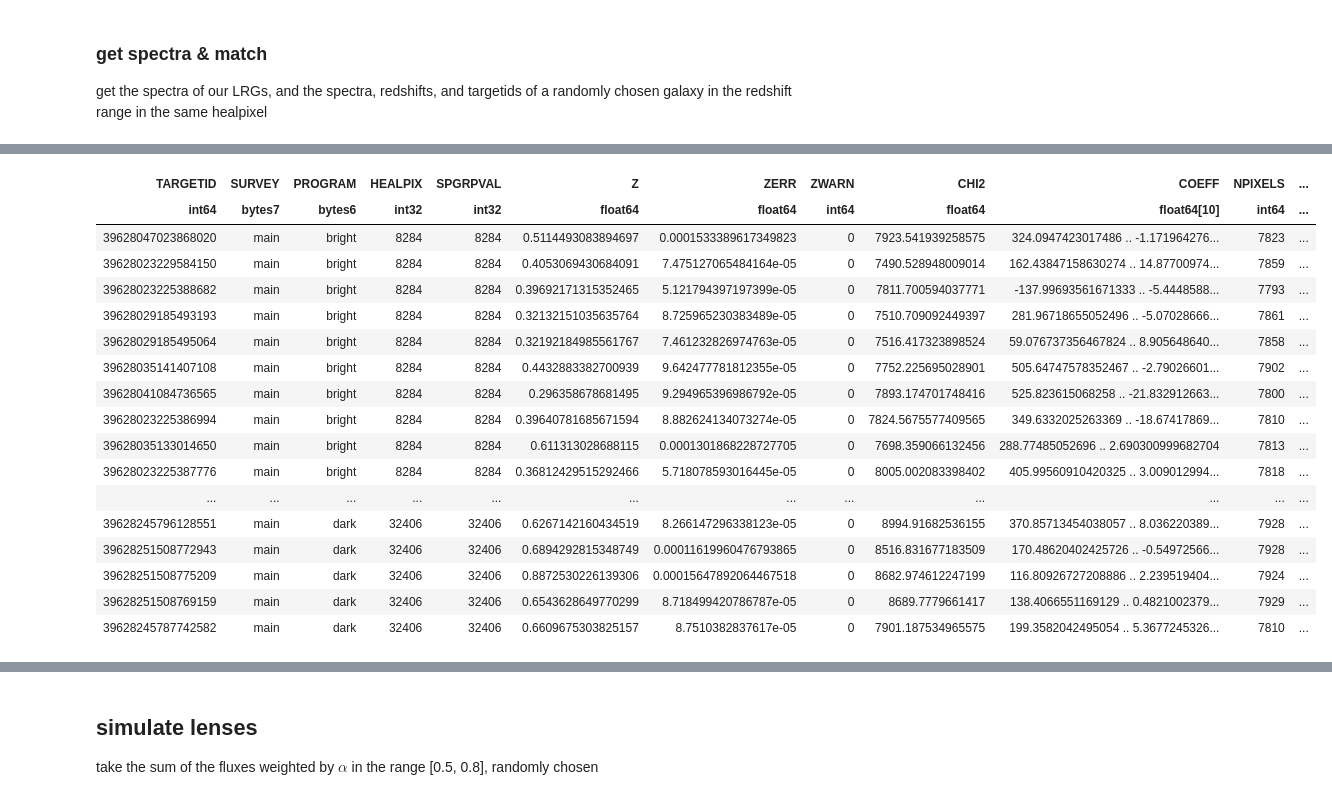
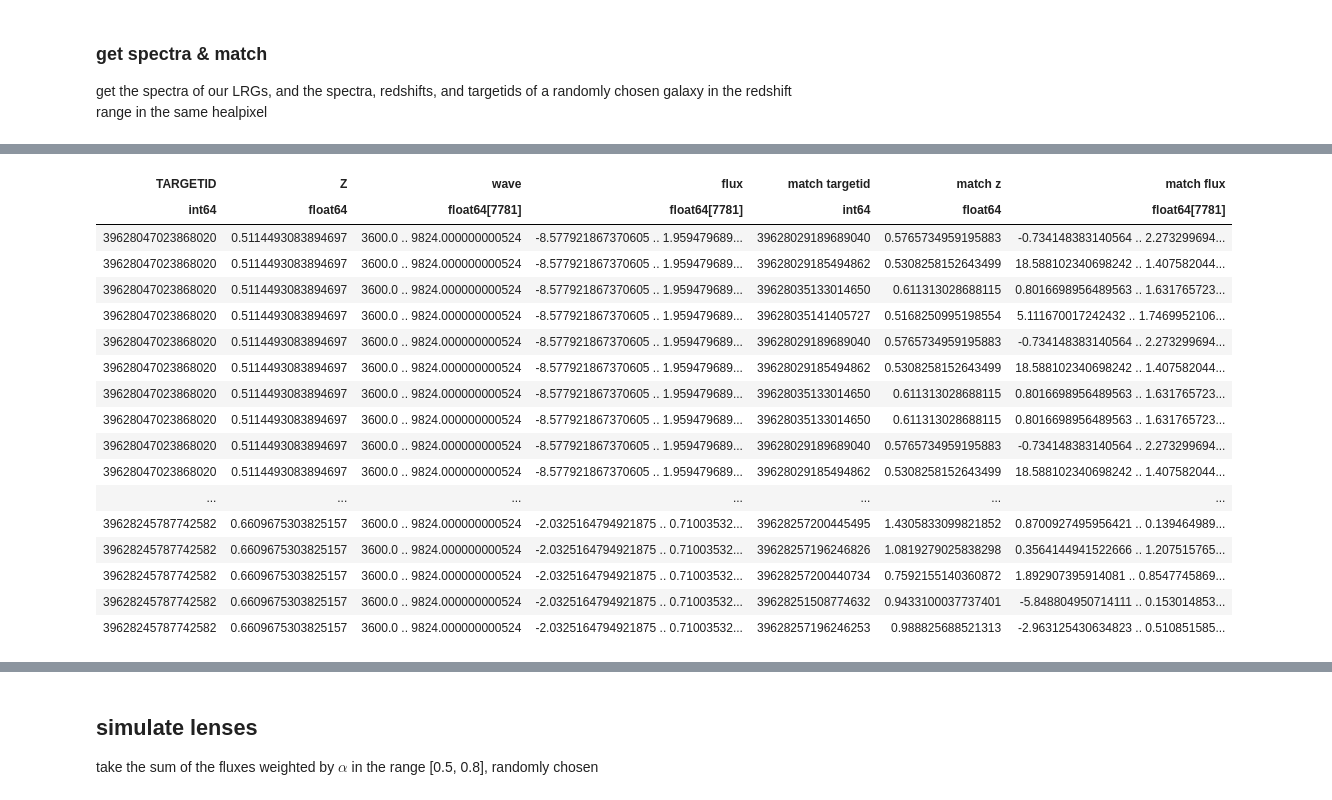
Before and after one commit to DESI-UR/stronglens, a Jupyter notebook: doc/nb/simulate-lenses.ipynb, the cells around one changed output, grey strips where cells are left out. Saved outputs shown, nothing was run; the diff lists cells and outputs as text; code cells hidden in the pictures.

Commit message:
updated to allow resampling

```diff
--- a/doc/nb/simulate-lenses.ipynb
+++ b/doc/nb/simulate-lenses.ipynb
@@ -91,7 +81,7 @@ HEALPIX
 # sample lrgs from the healpixels with the most objects to make reading spectra faster
 # if we take those with >250 objects, we should end up with ~4000 spectra
 select = None
-for hpix in hpid[ct > 250]:
+for hpix in hpid[ct > 270]:
     if select is not None:
         select = np.logical_or(select, np.equal(lrgs['HEALPIX'], hpix))
     else:
@@ -265,6 +253,10 @@ Text(0, 0.5, 'maximum $z_S$')
 ### get spectra & match
 get the spectra of our LRGs, and the spectra, redshifts, and targetids of a randomly chosen galaxy in the redshift range in the same healpixel
 # %%
+max_resamples = 10
+
+ids = []
+zs = []
 waves = []
 fluxes = []
 matchids = []
@@ -292,23 +284,9 @@ for hpix in np.unique(lrg_sample['HEALPIX']):
 
         for lrg in lrgs_in_hpix_program:
             select = np.equal(coadds.fibermap['TARGETID'], lrg['TARGETID'])
-            #print(np.all(select == False))
 
-            #if np.all(select == False):
-                # case if LRG healpix is mislabeled (we'll cleanup later)
-                #wave = coadds.wave['brz']
-                #waves.append(wave)
-                #fluxes.append(np.zeros_like(wave))
-                #matchids.append(0)
-                #matchzs.append(0.)
-                #matchfluxes.append(np.zeros_like(coadds.flux['brz'][0][0]))
-
-            #else:
-                # if LRG healpix is labeled correctly, get the spectrum
             wave = coadds.wave['brz']
             flux = coadds.flux['brz'][select][0]
-            waves.append(wave)
-            fluxes.append(flux)
 
             # use the redshifts to get a match ID and redshifts
             select = np.logical_and(redshifts['Z'] > lrg['Z'], redshifts['Z'] <= lrg['max zS'])
@@ -322,22 +300,36 @@ for hpix in np.unique(lrg_sample['HEALPIX']):
             select = np.less(match_candidates['ZERR'], (1+match_candidates['Z'])*0.003)
             match_candidates = match_candidates[select]
 
-            if len(match_candidates) == 0:
+            #if len(match_candidates) == 0:
                 # if match not found (we'll cleanup later)
-                matchids.append(0)
-                matchzs.append(0.)
-                matchfluxes.append(np.zeros_like(coadds.wave['brz']))
-            else:
+                #matchids.append(0)
+                #matchzs.append(0.)
+                #matchfluxes.append(np.zeros_like(coadds.wave['brz']))
+            if len(match_candidates) != 0:
                 # if match is found
-                idx = np.random.randint(0, len(match_candidates))
-                matchids.append(match_candidates['TARGETID'][idx])
-                matchzs.append(match_candidates['Z'][idx])
+                # update for resampling
+                times_resampled = 0
+                while times_resampled < max_resamples:
+                    ids.append(lrg['TARGETID'])
+                    zs.append(lrg['Z'])
+                    waves.append(wave)
+                    fluxes.append(flux)
 
-                # get the matching spectrum
-                select = np.equal(coadds.fibermap['TARGETID'], match_candidates['TARGETID'][idx])
-                matchflux = coadds.flux['brz'][select][0]
-                matchfluxes.append(matchflux)
+                    idx = np.random.randint(0, len(match_candidates))
+                    matchids.append(match_candidates['TARGETID'][idx])
+                    matchzs.append(match_candidates['Z'][idx])
 
+                    # get the matching spectrum
+                    select = np.equal(coadds.fibermap['TARGETID'], match_candidates['TARGETID'][idx])
+                    matchflux = coadds.flux['brz'][select][0]
+                    matchfluxes.append(matchflux)
+
+                    times_resampled += 1
+
+idt = Table()
+idt['TARGETID'] = ids
+zt = Table()
+zt['Z'] = zs
 wavet = Table()
 wavet['wave'] = waves
 fluxt = Table()
@@ -349,6 +341,6 @@ matchzt['match z'] = matchzs
 matchfluxt = Table()
 matchfluxt['match flux'] = matchfluxes
 
-lrg_sample = hstack([lrg_sample, wavet, fluxt, matchidt, matchzt, matchfluxt])
+lrg_sample = hstack([idt, zt, wavet, fluxt, matchidt, matchzt, matchfluxt])
 lrg_sample
 # %% [output]
@@ -373,18 +368,18 @@ Table length=4279
-| TARGETID | SURVEY | PROGRAM | HEALPIX | SPGRPVAL | Z | ZERR | ZWARN | CHI2 | COEFF | NPIXELS | ... |
-| int64 | bytes7 | bytes6 | int32 | int32 | float64 | float64 | int64 | float64 | float64[10] | int64 | ... |
-| 39628047023868020 | main | bright | 8284 | 8284 | 0.5114493083894697 | 0.0001533389617349823 | 0 | 7923.541939258575 | 324.0947423017486 .. -1.171964276... | 7823 | ... |
-| 39628023229584150 | main | bright | 8284 | 8284 | 0.4053069430684091 | 7.475127065484164e-05 | 0 | 7490.528948009014 | 162.43847158630274 .. 14.87700974... | 7859 | ... |
-| 39628023225388682 | main | bright | 8284 | 8284 | 0.39692171315352465 | 5.121794397197399e-05 | 0 | 7811.700594037771 | -137.99693561671333 .. -5.4448588... | 7793 | ... |
-| 39628029185493193 | main | bright | 8284 | 8284 | 0.32132151035635764 | 8.725965230383489e-05 | 0 | 7510.709092449397 | 281.96718655052496 .. -5.07028666... | 7861 | ... |
-| 39628029185495064 | main | bright | 8284 | 8284 | 0.32192184985561767 | 7.461232826974763e-05 | 0 | 7516.417323898524 | 59.076737356467824 .. 8.905648640... | 7858 | ... |
-| 39628035141407108 | main | bright | 8284 | 8284 | 0.4432883382700939 | 9.642477781812355e-05 | 0 | 7752.225695028901 | 505.64747578352467 .. -2.79026601... | 7902 | ... |
-| 39628041084736565 | main | bright | 8284 | 8284 | 0.296358678681495 | 9.294965396986792e-05 | 0 | 7893.174701748416 | 525.823615068258 .. -21.832912663... | 7800 | ... |
-| 39628023225386994 | main | bright | 8284 | 8284 | 0.39640781685671594 | 8.882624134073274e-05 | 0 | 7824.5675577409565 | 349.6332025263369 .. -18.67417869... | 7810 | ... |
-| 39628035133014650 | main | bright | 8284 | 8284 | 0.611313028688115 | 0.0001301868228727705 | 0 | 7698.359066132456 | 288.77485052696 .. 2.690300999682704 | 7813 | ... |
-| 39628023225387776 | main | bright | 8284 | 8284 | 0.36812429515292466 | 5.718078593016445e-05 | 0 | 8005.002083398402 | 405.99560910420325 .. 3.009012994... | 7818 | ... |
-| ... | ... | ... | ... | ... | ... | ... | ... | ... | ... | ... | ... |
-| 39628245796128551 | main | dark | 32406 | 32406 | 0.6267142160434519 | 8.266147296338123e-05 | 0 | 8994.91682536155 | 370.85713454038057 .. 8.036220389... | 7928 | ... |
-| 39628251508772943 | main | dark | 32406 | 32406 | 0.6894292815348749 | 0.00011619960476793865 | 0 | 8516.831677183509 | 170.48620402425726 .. -0.54972566... | 7928 | ... |
-| 39628251508775209 | main | dark | 32406 | 32406 | 0.8872530226139306 | 0.00015647892064467518 | 0 | 8682.974612247199 | 116.80926727208886 .. 2.239519404... | 7924 | ... |
-| 39628251508769159 | main | dark | 32406 | 32406 | 0.6543628649770299 | 8.718499420786787e-05 | 0 | 8689.7779661417 | 138.4066551169129 .. 0.4821002379... | 7929 | ... |
-| 39628245787742582 | main | dark | 32406 | 32406 | 0.6609675303825157 | 8.7510382837617e-05 | 0 | 7901.187534965575 | 199.3582042495054 .. 5.3677245326... | 7810 | ... |
+| TARGETID | Z | wave | flux | match targetid | match z | match flux |
+| int64 | float64 | float64[7781] | float64[7781] | int64 | float64 | float64[7781] |
+| 39628047023868020 | 0.5114493083894697 | 3600.0 .. 9824.000000000524 | -8.577921867370605 .. 1.959479689... | 39628029189689040 | 0.5765734959195883 | -0.734148383140564 .. 2.273299694... |
+| 39628047023868020 | 0.5114493083894697 | 3600.0 .. 9824.000000000524 | -8.577921867370605 .. 1.959479689... | 39628029185494862 | 0.5308258152643499 | 18.588102340698242 .. 1.407582044... |
+| 39628047023868020 | 0.5114493083894697 | 3600.0 .. 9824.000000000524 | -8.577921867370605 .. 1.959479689... | 39628035133014650 | 0.611313028688115 | 0.8016698956489563 .. 1.631765723... |
+| 39628047023868020 | 0.5114493083894697 | 3600.0 .. 9824.000000000524 | -8.577921867370605 .. 1.959479689... | 39628035141405727 | 0.5168250995198554 | 5.111670017242432 .. 1.7469952106... |
+| 39628047023868020 | 0.5114493083894697 | 3600.0 .. 9824.000000000524 | -8.577921867370605 .. 1.959479689... | 39628029189689040 | 0.5765734959195883 | -0.734148383140564 .. 2.273299694... |
+| 39628047023868020 | 0.5114493083894697 | 3600.0 .. 9824.000000000524 | -8.577921867370605 .. 1.959479689... | 39628029185494862 | 0.5308258152643499 | 18.588102340698242 .. 1.407582044... |
+| 39628047023868020 | 0.5114493083894697 | 3600.0 .. 9824.000000000524 | -8.577921867370605 .. 1.959479689... | 39628035133014650 | 0.611313028688115 | 0.8016698956489563 .. 1.631765723... |
+| 39628047023868020 | 0.5114493083894697 | 3600.0 .. 9824.000000000524 | -8.577921867370605 .. 1.959479689... | 39628035133014650 | 0.611313028688115 | 0.8016698956489563 .. 1.631765723... |
+| 39628047023868020 | 0.5114493083894697 | 3600.0 .. 9824.000000000524 | -8.577921867370605 .. 1.959479689... | 39628029189689040 | 0.5765734959195883 | -0.734148383140564 .. 2.273299694... |
+| 39628047023868020 | 0.5114493083894697 | 3600.0 .. 9824.000000000524 | -8.577921867370605 .. 1.959479689... | 39628029185494862 | 0.5308258152643499 | 18.588102340698242 .. 1.407582044... |
+| ... | ... | ... | ... | ... | ... | ... |
+| 39628245787742582 | 0.6609675303825157 | 3600.0 .. 9824.000000000524 | -2.0325164794921875 .. 0.71003532... | 39628257200445495 | 1.4305833099821852 | 0.8700927495956421 .. 0.139464989... |
+| 39628245787742582 | 0.6609675303825157 | 3600.0 .. 9824.000000000524 | -2.0325164794921875 .. 0.71003532... | 39628257196246826 | 1.0819279025838298 | 0.3564144941522666 .. 1.207515765... |
+| 39628245787742582 | 0.6609675303825157 | 3600.0 .. 9824.000000000524 | -2.0325164794921875 .. 0.71003532... | 39628257200440734 | 0.7592155140360872 | 1.892907395914081 .. 0.8547745869... |
+| 39628245787742582 | 0.6609675303825157 | 3600.0 .. 9824.000000000524 | -2.0325164794921875 .. 0.71003532... | 39628251508774632 | 0.9433100037737401 | -5.848804950714111 .. 0.153014853... |
+| 39628245787742582 | 0.6609675303825157 | 3600.0 .. 9824.000000000524 | -2.0325164794921875 .. 0.71003532... | 39628257196246253 | 0.988825688521313 | -2.963125430634823 .. 0.510851585... |
```
Also changed, not shown: parts of 18 cells of this notebook.
